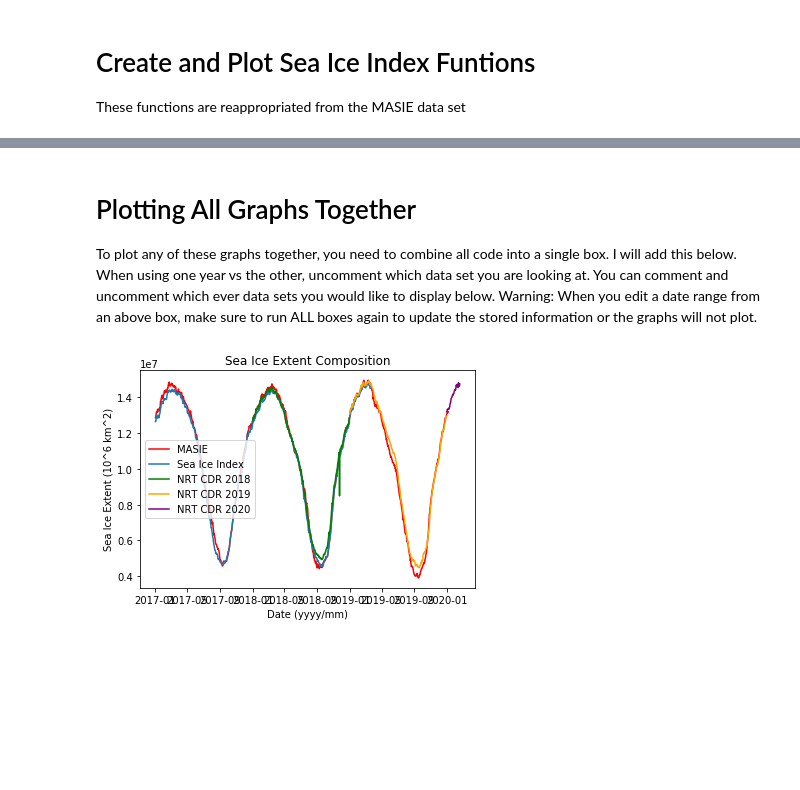
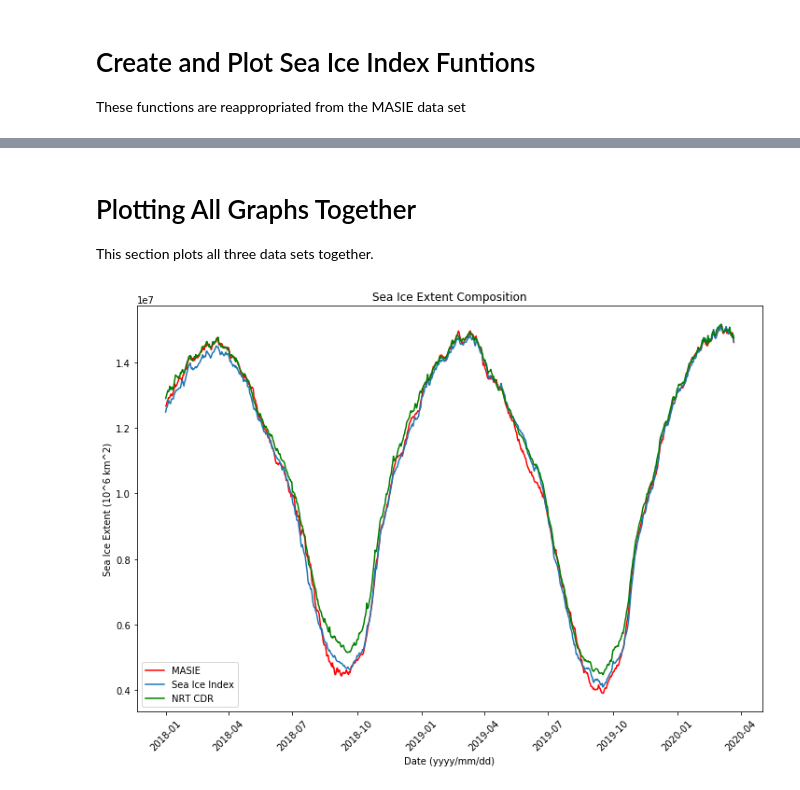
Before and after one commit to michaelavs/Daily-Arctic-Sea-Ice-Extent, a Jupyter notebook: Daily_Arctic_Sea_Ice_Extent.ipynb, the cells around one changed output, grey strips where cells are left out. Saved outputs shown, nothing was run; the diff lists cells and outputs as text; code cells hidden in the pictures; blank space fills up the shorter version.

Commit message:
Add files via upload
Updates to make notebook more automated along with revisions to text and data set paths

```diff
--- a/Daily_Arctic_Sea_Ice_Extent.ipynb
+++ b/Daily_Arctic_Sea_Ice_Extent.ipynb
@@ -194,10 +216,10 @@ This code block importsNRT CDR data from the **2018** data set
 # %%
 #Read in csv file and extract date data
-cdr18= pd.read_csv("index2018.csv",parse_dates=True, nrows=365)
-cdr18['yyyymmdd'] = pd.to_datetime(cdr18['yyyymmdd'], infer_datetime_format=True)
+cdr= pd.read_csv("CDR_daily_tot_extent.csv",parse_dates=True)
+cdr['mmddyyyy'] = pd.to_datetime(cdr['mmddyyyy'], infer_datetime_format=True)
 
 #################################################################################################################################
-def clip_cdr18(start,end):
+def clip_cdr(start,end):
     '''
  Allows you to specify a date range to analyze
  Parameters
@@ -206,22 +228,28 @@ def clip_cdr18(start,end):
  end: The end date as a string of the form mm/dd/yyyy
  Returns
  ----------
- cdr18_clip: Returns a pandas data frame with the masie date clipped by the start and end dates specified.
+ cdr_clip: Returns a pandas data frame with the masie date clipped by the start and end dates specified.
  '''
-    cdr18_clip=cdr18.loc[(cdr18['yyyymmdd'] >= start) & (cdr18['yyyymmdd'] < end)]
-    return cdr18_clip
+    cdr_clip=cdr.loc[(cdr['mmddyyyy'] >= start) & (cdr['mmddyyyy'] < end)]
+    return cdr_clip
 
-cdr18_date_range=clip_cdr18(start_date, end_date)
+cdr_date_range=clip_cdr(start_date, end_date)
+
+#Sort date range so matplotlib can read data correctly
+#srtd_cdr_date_range=cdr_date_range.sort_values('yyyymmdd',0)
+
 
 #Uncomment next line to verify all dates have been read in correctly
-#print(cdr18_date_range)
+#print(srtd_cdr_date_range)
 
 ###################################################################################################################################
+# Set up plot size
+fig = plt.subplots(figsize=(12, 8))
 
 #Plot functions
-plt.plot(cdr18_date_range['yyyymmdd'],cdr18_date_range['extent'],color='green', label='NRT CDR 2018')
+plt.plot(cdr_date_range['mmddyyyy'],cdr_date_range['extent'],color='green', label='NRT CDR')
 plt.xlabel("Date (yyyy/mm/dd)")
 plt.ylabel("Sea Ice Extent (10^6 km^2)")
-plt.title("Near Real Time CDR 2018")
+plt.title("Near Real Time CDR")
 plt.show()
 # %% [output]
@@ -317,26 +257,24 @@ plt.show()
-# %% [markdown]
-# Plotting All Graphs Together
-To plot any of these graphs together, you need to combine all code into a single box. I will add this below. When using one year vs the other, uncomment which data set you are looking at. You can comment and uncomment which ever data sets you would like to display below. Warning: When you edit a date range from an above box, make sure to run ALL boxes again to update the stored information or the graphs will not plot.
+# %% [markdown]
+# Plotting All Graphs Together
+This section plots all three data sets together.
 # %%
+# Set up plot size
+fig = plt.subplots(figsize=(12, 8))
+
 #Use this code to plot MASIE
 plt.plot(MASIE_date_range['mmddyyyy'],MASIE_date_range['extent'],color='red',label="MASIE")
 
 #Use this code to plot Sea Ice Index
-plt.plot(SII_date_range['year_month_day'],SII_date_range['extent']*(10**6), label='Sea Ice Index')
+plt.plot(SII_date_range['mmddyyyy'],SII_date_range['extent']*(10**6), label='Sea Ice Index')
 
-#Use this code for 2018
-plt.plot(cdr18_date_range['yyyymmdd'],cdr18_date_range['extent'],color='green', label='NRT CDR 2018')
+#Use this code for Near Real Time Climate Data Record
+plt.plot(cdr_date_range['mmddyyyy'],cdr_date_range['extent'],color='green', label='NRT CDR')
 
-#use this code for 2019
-plt.plot(cdr19_date_range['yyyymmdd'],cdr19_date_range['extent'],color='orange', label='NRT CDR 2019')
-
-#use this code for 2020
-plt.plot(cdr20_date_range['yyyymmdd'],cdr20_date_range['extent'],color='purple', label='NRT CDR 2020')
-
+plt.xticks(rotation=45)
 plt.legend()
-plt.xlabel("Date (yyyy/mm)")
+plt.xlabel("Date (yyyy/mm/dd)")
 plt.ylabel("Sea Ice Extent (10^6 km^2)")
 plt.title("Sea Ice Extent Composition")
 plt.show()
 # %% [output]
-[figure, old version]
+[figure, new version]
```
Also changed, not shown: parts of 14 cells of this notebook, 1 other file.
